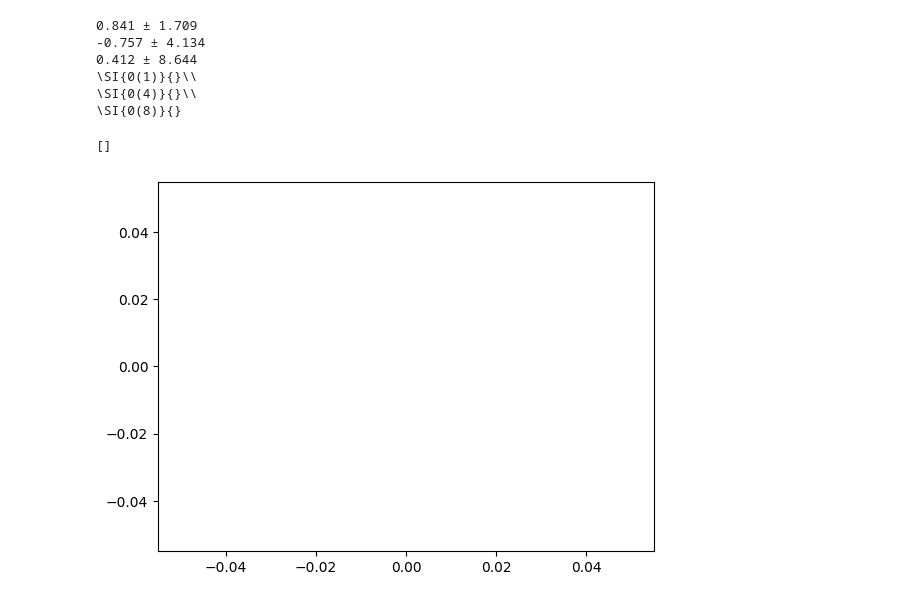
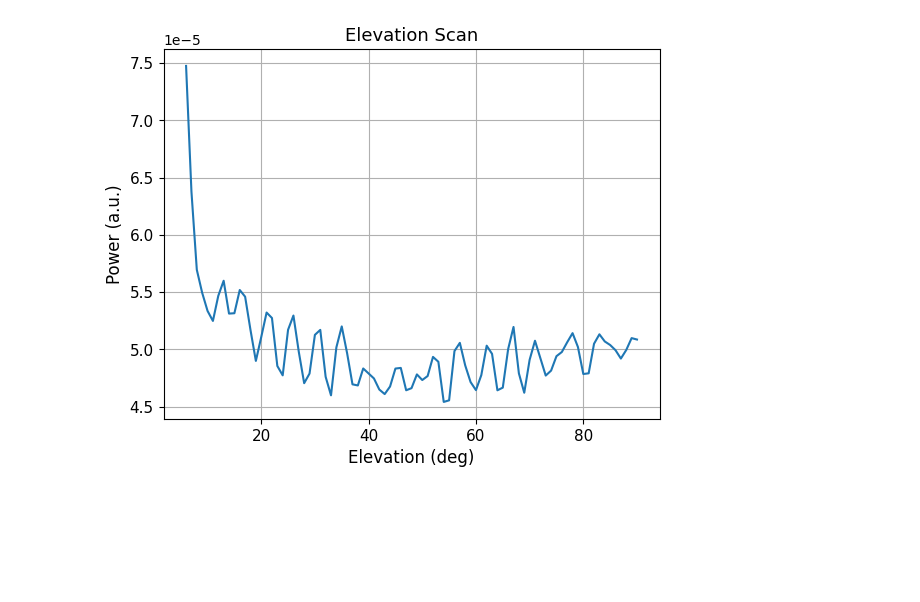
Before and after one commit to SecretGmG/lab, a Jupyter notebook: srt/sun_scan.ipynb, the cells around one changed output. Cells and saved outputs as stored; diff of their text form; code cells hidden in the pictures; blank space fills up the shorter version.

Commit message:
did first plot, wrote hdf_reader

```diff
--- a/srt/sun_scan.ipynb
+++ b/srt/sun_scan.ipynb
@@ -1,6 +0,0 @@
-# %%
-import sympy
-import numpy as np
-import PhysicsTool as pt
-
-pt.err.set_formatter(pt.err.UErrFormatter(4))
@@ -15,23 +1,18 @@ $$
-# %%
-a = pt.UErr([1,2,3],3)
-b = pt.UErr([1,2,3],1)
-
-a_, b_ = sympy.symbols('a b')
-
-result = pt.err.u_propagate_error(sympy.sin(a_ * b_), {a_: a, b_: b})
-print(result)
-print(result.latex(pt.err.UErrFormatter()))
-# %% [output]
-0.841 ± 1.709
--0.757 ± 4.134
-0.412 ± 8.644
-\SI{0(1)}{}\\
-\SI{0(4)}{}\\
-\SI{0(8)}{}
 # %%
 import matplotlib.pyplot as plt
-
-plt.plot()
+import hdf_reader
+import PhysicsTool as pt
-# %% [output]
-[]
-[figure, removed]
+# %%
+with hdf_reader.SRT_HDF_Reader('Measurements/ElevationScan180_20251001.hdf') as srt_reader:
+    pos = srt_reader.get_object_positions()
+    spec = srt_reader.get_power_spectrum()
+    meta = srt_reader.get_spectrometer_metadata()
+    time = srt_reader.get_time()
+
+first_pass_mask = range(170//2)
+# %%
+pt.plotting.start_plot('Elevation Scan', 'Elevation (deg)', 'Power (a.u.)')
+plt.plot(pos['Elevation'][first_pass_mask], spec.sum(axis=1)[first_pass_mask])
+pt.plotting.end_plot()
+# %% [output]
+[figure, added]
```
Also changed, not shown: parts of 1 cell of this notebook, 1 other file.
